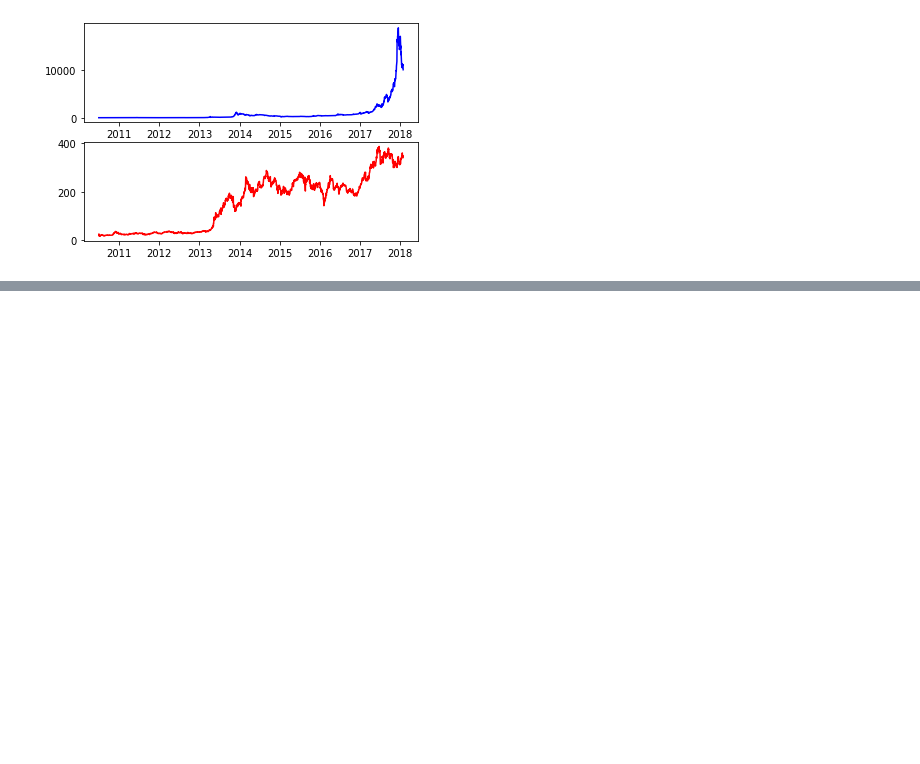
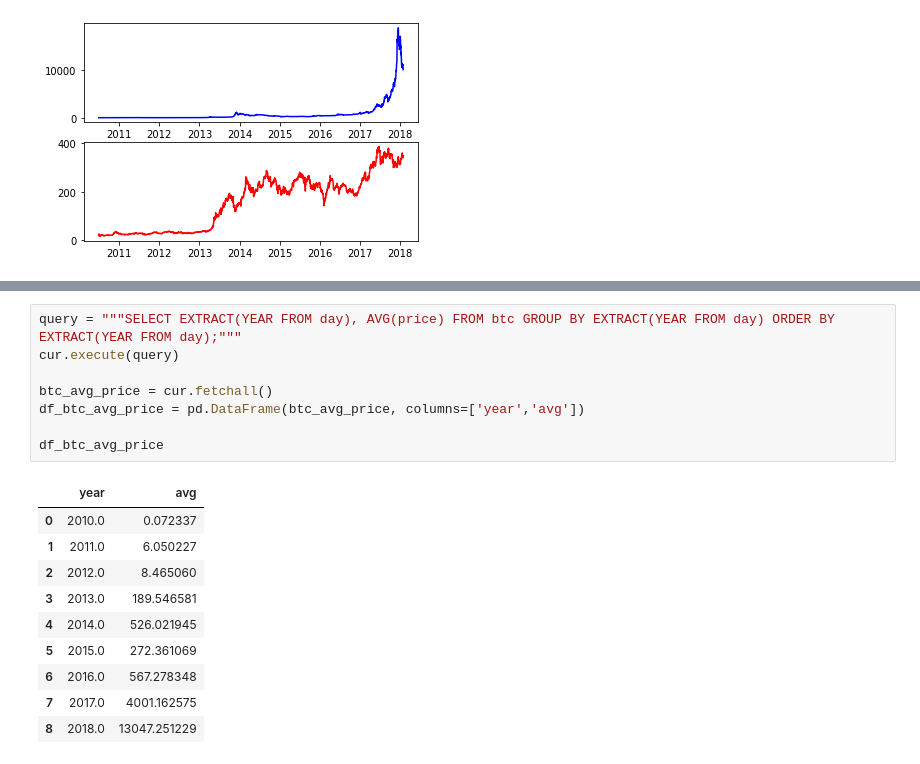
Before and after one commit to ib-nosirov/csci403_project9, a Jupyter notebook: project9.ipynb, the cells around one changed output, grey strips where cells are left out. Cells and saved outputs as stored; diff of their text form; blank space fills up the shorter version.

```diff
--- a/project9.ipynb
+++ b/project9.ipynb
@@ -72,0 +93,19 @@ for i, name in enumerate(df.columns[1:]):
+# %%
+query = """SELECT EXTRACT(YEAR FROM day), AVG(price) FROM btc GROUP BY EXTRACT(YEAR FROM day) ORDER BY EXTRACT(YEAR FROM day);"""
+cur.execute(query)
+
+btc_avg_price = cur.fetchall()
+df_btc_avg_price = pd.DataFrame(btc_avg_price, columns=['year','avg'])
+
+df_btc_avg_price
+# %% [output]
+|  | year | avg |
+| 0 | 2010.0 | 0.072337 |
+| 1 | 2011.0 | 6.050227 |
+| 2 | 2012.0 | 8.465060 |
+| 3 | 2013.0 | 189.546581 |
+| 4 | 2014.0 | 526.021945 |
+| 5 | 2015.0 | 272.361069 |
+| 6 | 2016.0 | 567.278348 |
+| 7 | 2017.0 | 4001.162575 |
+| 8 | 2018.0 | 13047.251229 |
```
Also changed, not shown: parts of 4 cells of this notebook.
